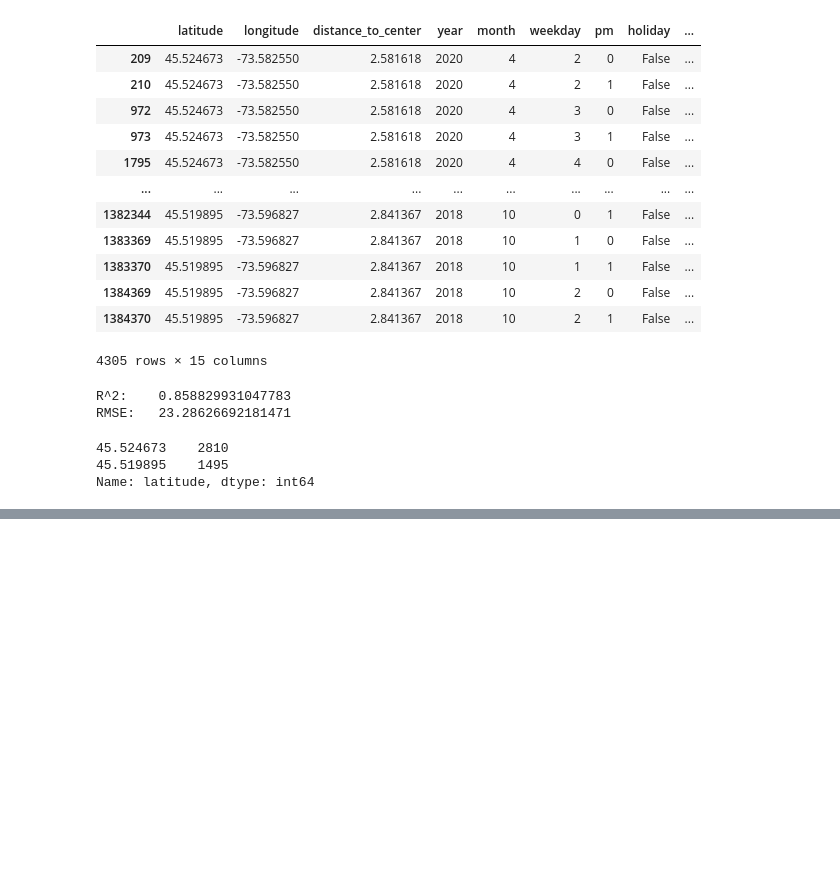
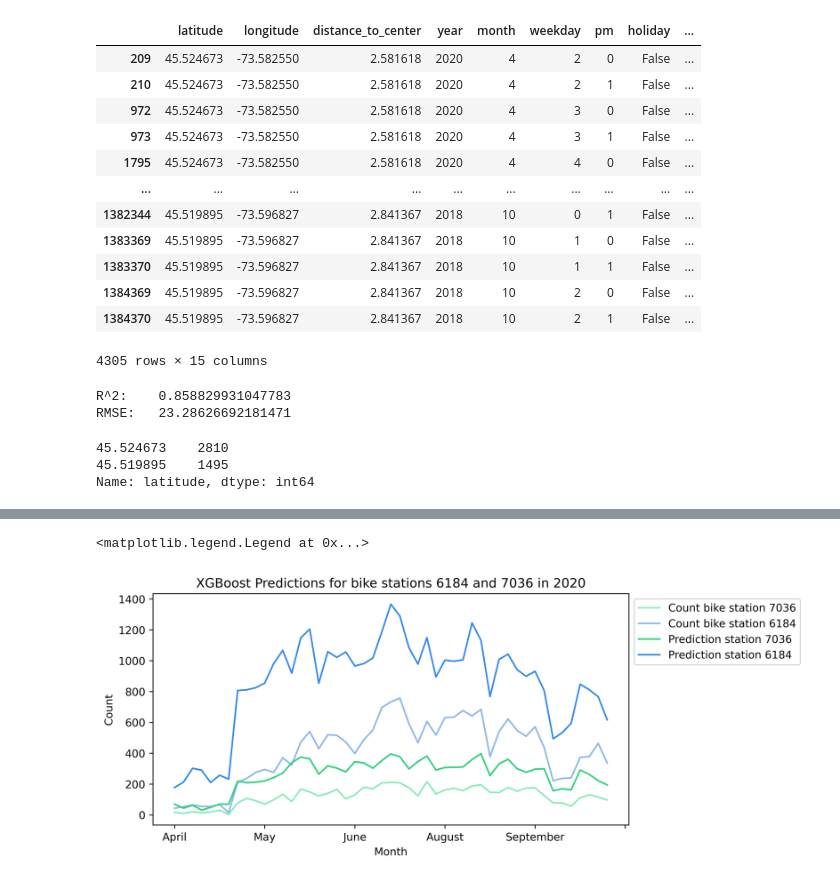
Before and after one commit to Mantoni9/data_mining_bixi_project, a Jupyter notebook: xgb station plot.ipynb, the cells around one changed output, grey strips where cells are left out. Drawn from its saved outputs; the diff is of its cells as text; code cells hidden in the pictures; blank space fills up the shorter version.

```diff
--- a/xgb station plot.ipynb
+++ b/xgb station plot.ipynb
@@ -257,0 +287,18 @@ ax.legend(["Count bike station 7036", "Count bike station 6184", "Prediction sta
+# %%
+# Plots
+plt.rcParams['figure.dpi'] = 600
+
+fig, ax = plt.subplots(figsize=(8, 4))
+
+X_stations_group = X_stations_comparison[X_stations_comparison['year'] == 2020].groupby([pd.Grouper(key='month'), 'latitude', 'weekday'])[["count", "prediction"]].sum().unstack('latitude')
+
+X_stations_group.head(30)
+
+X_stations_group.plot(kind='line', ax=ax, title="XGBoost Predictions for bike stations 6184 and 7036 in 2020", xlabel="Month", ylabel="Count",
+                      color=['#8aebb9', '#8eb8e8', '#30d17e', '#3489eb'])
+
+ax.set_xticklabels(["", "April", "May", "June", "August", "September", "", ""])
+ax.legend(["Count bike station 7036", "Count bike station 6184", "Prediction station 7036", "Prediction station 6184"], bbox_to_anchor=(1, 1))
+# %% [output]
+<matplotlib.legend.Legend at 0x...>
+[figure, added]
```
Also changed, not shown: parts of 2 cells of this notebook, 3 other files.
